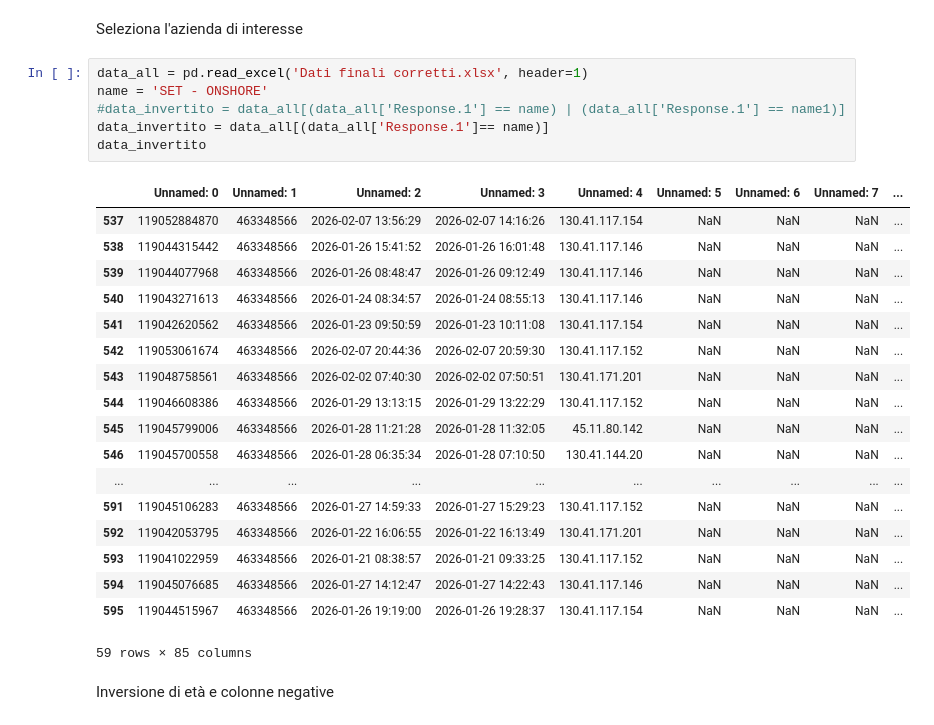
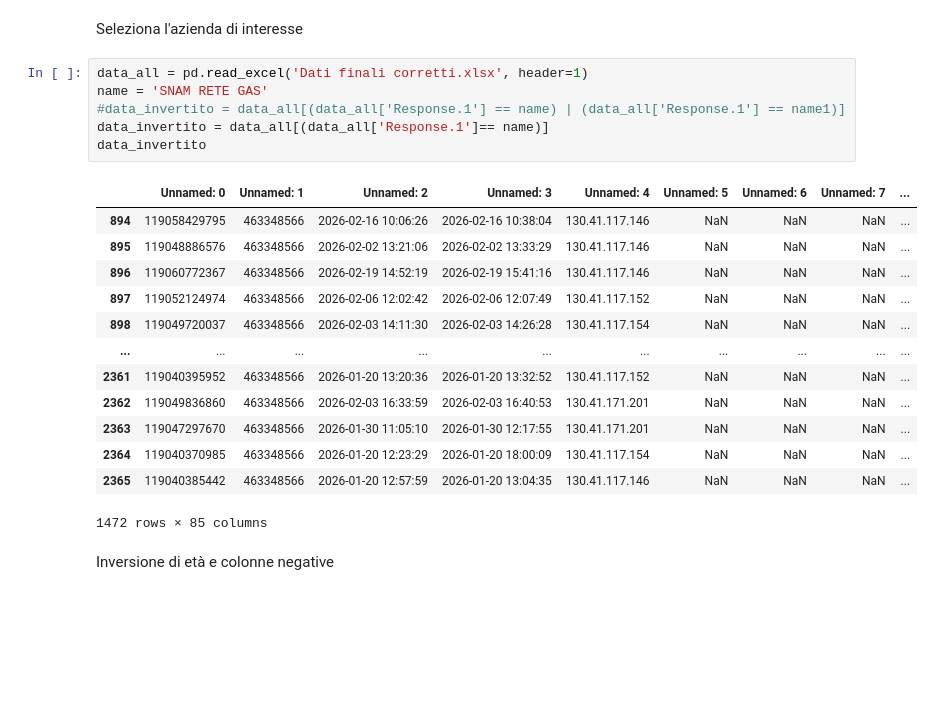
Before and after one commit to Luca162003/HSE, a Jupyter notebook: HSE_modificato.ipynb, the cells around one changed output. Drawn from its saved outputs; the diff is of its cells as text; blank space fills up the shorter version.

```diff
--- a/HSE_modificato.ipynb
+++ b/HSE_modificato.ipynb
@@ -14,29 +14,24 @@ from matplotlib.patches import Rectangle
 Seleziona l'azienda di interesse
 # %%
 data_all = pd.read_excel('Dati finali corretti.xlsx', header=1)
-name = 'SET - ONSHORE'
+name = 'SNAM RETE GAS'
 #data_invertito = data_all[(data_all['Response.1'] == name) | (data_all['Response.1'] == name1)]
 data_invertito = data_all[(data_all['Response.1']== name)]
 data_invertito
 # %% [output]
 |  | Unnamed: 0 | Unnamed: 1 | Unnamed: 2 | Unnamed: 3 | Unnamed: 4 | Unnamed: 5 | Unnamed: 6 | Unnamed: 7 | ... |
-| 537 | 119052884870 | 463348566 | 2026-02-07 13:56:29 | 2026-02-07 14:16:26 | 130.41.117.154 | NaN | NaN | NaN | ... |
-| 538 | 119044315442 | 463348566 | 2026-01-26 15:41:52 | 2026-01-26 16:01:48 | 130.41.117.146 | NaN | NaN | NaN | ... |
-| 539 | 119044077968 | 463348566 | 2026-01-26 08:48:47 | 2026-01-26 09:12:49 | 130.41.117.146 | NaN | NaN | NaN | ... |
-| 540 | 119043271613 | 463348566 | 2026-01-24 08:34:57 | 2026-01-24 08:55:13 | 130.41.117.146 | NaN | NaN | NaN | ... |
-| 541 | 119042620562 | 463348566 | 2026-01-23 09:50:59 | 2026-01-23 10:11:08 | 130.41.117.154 | NaN | NaN | NaN | ... |
-| 542 | 119053061674 | 463348566 | 2026-02-07 20:44:36 | 2026-02-07 20:59:30 | 130.41.117.152 | NaN | NaN | NaN | ... |
-| 543 | 119048758561 | 463348566 | 2026-02-02 07:40:30 | 2026-02-02 07:50:51 | 130.41.171.201 | NaN | NaN | NaN | ... |
-| 544 | 119046608386 | 463348566 | 2026-01-29 13:13:15 | 2026-01-29 13:22:29 | 130.41.117.152 | NaN | NaN | NaN | ... |
-| 545 | 119045799006 | 463348566 | 2026-01-28 11:21:28 | 2026-01-28 11:32:05 | 45.11.80.142 | NaN | NaN | NaN | ... |
-| 546 | 119045700558 | 463348566 | 2026-01-28 06:35:34 | 2026-01-28 07:10:50 | 130.41.144.20 | NaN | NaN | NaN | ... |
+| 894 | 119058429795 | 463348566 | 2026-02-16 10:06:26 | 2026-02-16 10:38:04 | 130.41.117.146 | NaN | NaN | NaN | ... |
+| 895 | 119048886576 | 463348566 | 2026-02-02 13:21:06 | 2026-02-02 13:33:29 | 130.41.117.146 | NaN | NaN | NaN | ... |
+| 896 | 119060772367 | 463348566 | 2026-02-19 14:52:19 | 2026-02-19 15:41:16 | 130.41.117.146 | NaN | NaN | NaN | ... |
+| 897 | 119052124974 | 463348566 | 2026-02-06 12:02:42 | 2026-02-06 12:07:49 | 130.41.117.152 | NaN | NaN | NaN | ... |
+| 898 | 119049720037 | 463348566 | 2026-02-03 14:11:30 | 2026-02-03 14:26:28 | 130.41.117.154 | NaN | NaN | NaN | ... |
 | ... | ... | ... | ... | ... | ... | ... | ... | ... | ... |
-| 591 | 119045106283 | 463348566 | 2026-01-27 14:59:33 | 2026-01-27 15:29:23 | 130.41.117.152 | NaN | NaN | NaN | ... |
-| 592 | 119042053795 | 463348566 | 2026-01-22 16:06:55 | 2026-01-22 16:13:49 | 130.41.171.201 | NaN | NaN | NaN | ... |
-| 593 | 119041022959 | 463348566 | 2026-01-21 08:38:57 | 2026-01-21 09:33:25 | 130.41.117.152 | NaN | NaN | NaN | ... |
-| 594 | 119045076685 | 463348566 | 2026-01-27 14:12:47 | 2026-01-27 14:22:43 | 130.41.117.146 | NaN | NaN | NaN | ... |
-| 595 | 119044515967 | 463348566 | 2026-01-26 19:19:00 | 2026-01-26 19:28:37 | 130.41.117.154 | NaN | NaN | NaN | ... |
+| 2361 | 119040395952 | 463348566 | 2026-01-20 13:20:36 | 2026-01-20 13:32:52 | 130.41.117.152 | NaN | NaN | NaN | ... |
+| 2362 | 119049836860 | 463348566 | 2026-02-03 16:33:59 | 2026-02-03 16:40:53 | 130.41.171.201 | NaN | NaN | NaN | ... |
+| 2363 | 119047297670 | 463348566 | 2026-01-30 11:05:10 | 2026-01-30 12:17:55 | 130.41.171.201 | NaN | NaN | NaN | ... |
+| 2364 | 119040370985 | 463348566 | 2026-01-20 12:23:29 | 2026-01-20 18:00:09 | 130.41.117.154 | NaN | NaN | NaN | ... |
+| 2365 | 119040385442 | 463348566 | 2026-01-20 12:57:59 | 2026-01-20 13:04:35 | 130.41.117.146 | NaN | NaN | NaN | ... |
-59 rows × 85 columns
+1472 rows × 85 columns
 # %% [markdown]
 Inversione di età e colonne negative
 # %%
```
Also changed, not shown: parts of 1 cell of this notebook, 2 other files.
